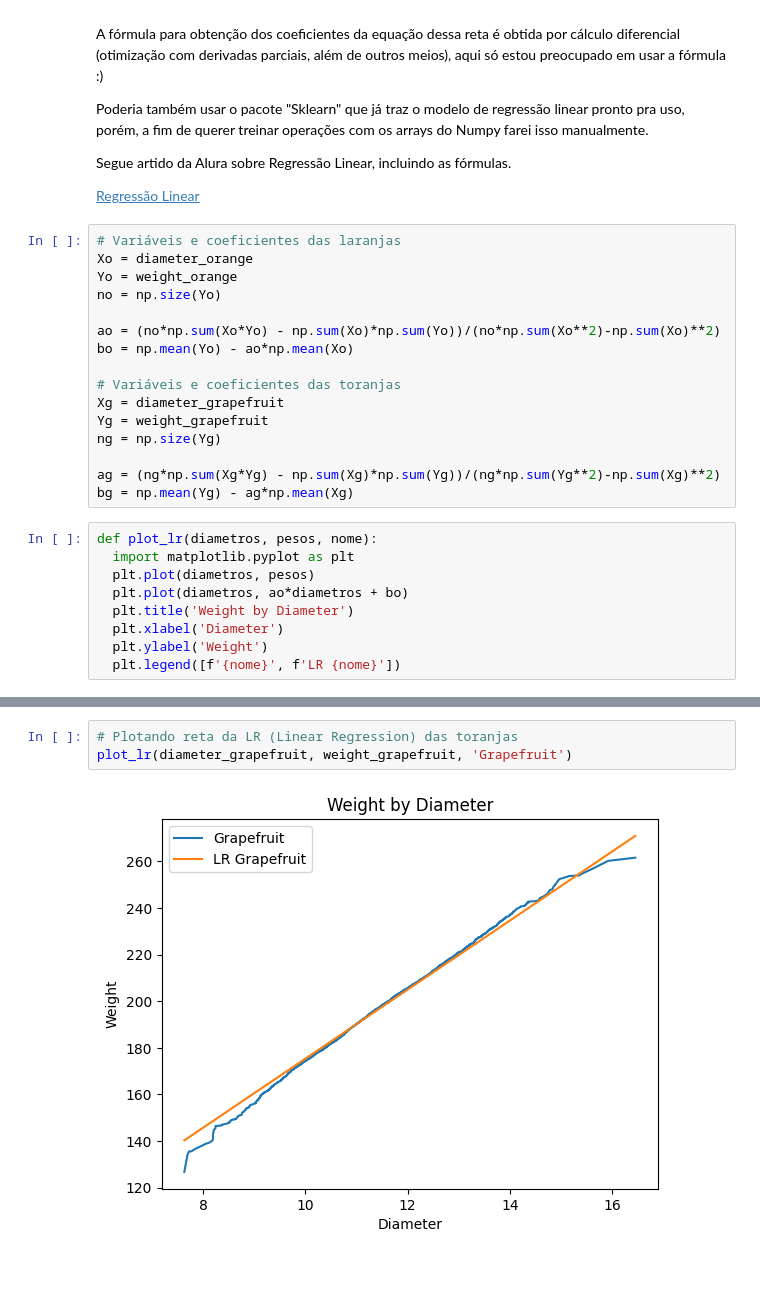
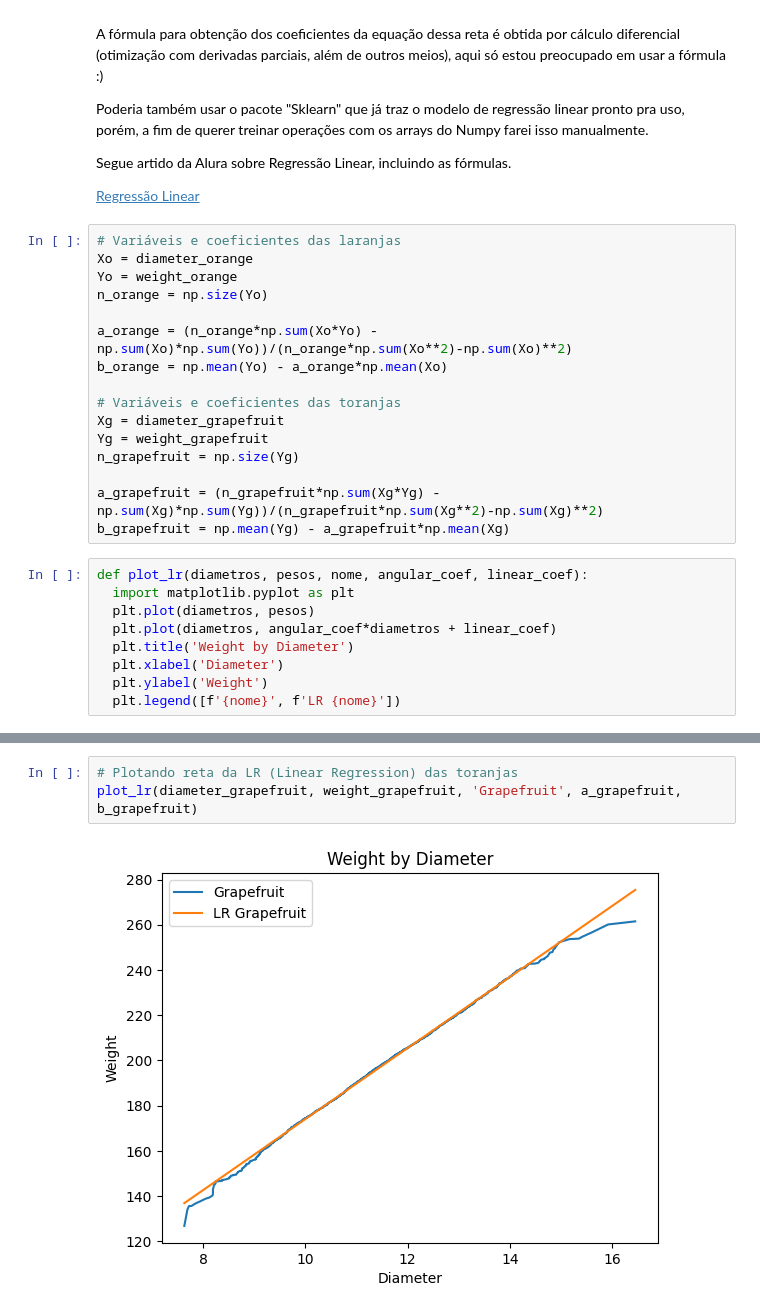
Before and after one commit to DiegoF-G/Numpy, a Jupyter notebook: numpy3.ipynb, the cells around one changed output, grey strips where cells are left out. Drawn from its saved outputs; the diff is of its cells as text; blank space fills up the shorter version.

Commit message:
Fixing parameters function "plot_lr"

```diff
--- a/numpy3.ipynb
+++ b/numpy3.ipynb
@@ -34,23 +34,23 @@ Segue artido da Alura sobre Regressão Linear, incluindo as fórmulas.
 # Variáveis e coeficientes das laranjas
 Xo = diameter_orange
 Yo = weight_orange
-no = np.size(Yo)
+n_orange = np.size(Yo)
 
-ao = (no*np.sum(Xo*Yo) - np.sum(Xo)*np.sum(Yo))/(no*np.sum(Xo**2)-np.sum(Xo)**2)
-bo = np.mean(Yo) - ao*np.mean(Xo)
+a_orange = (n_orange*np.sum(Xo*Yo) - np.sum(Xo)*np.sum(Yo))/(n_orange*np.sum(Xo**2)-np.sum(Xo)**2)
+b_orange = np.mean(Yo) - a_orange*np.mean(Xo)
 
 # Variáveis e coeficientes das toranjas
 Xg = diameter_grapefruit
 Yg = weight_grapefruit
-ng = np.size(Yg)
+n_grapefruit = np.size(Yg)
 
-ag = (ng*np.sum(Xg*Yg) - np.sum(Xg)*np.sum(Yg))/(ng*np.sum(Yg**2)-np.sum(Xg)**2)
-bg = np.mean(Yg) - ag*np.mean(Xg)
+a_grapefruit = (n_grapefruit*np.sum(Xg*Yg) - np.sum(Xg)*np.sum(Yg))/(n_grapefruit*np.sum(Xg**2)-np.sum(Xg)**2)
+b_grapefruit = np.mean(Yg) - a_grapefruit*np.mean(Xg)
 # %%
-def plot_lr(diametros, pesos, nome):
+def plot_lr(diametros, pesos, nome, angular_coef, linear_coef):
   import matplotlib.pyplot as plt
   plt.plot(diametros, pesos)
-  plt.plot(diametros, ao*diametros + bo)
+  plt.plot(diametros, angular_coef*diametros + linear_coef)
   plt.title('Weight by Diameter')
   plt.xlabel('Diameter')
   plt.ylabel('Weight')
@@ -62,6 +62,6 @@ plot_lr(diameter_orange, weight_orange, 'Orange')
 [figure]
 # %%
 # Plotando reta da LR (Linear Regression) das toranjas
-plot_lr(diameter_grapefruit, weight_grapefruit, 'Grapefruit')
+plot_lr(diameter_grapefruit, weight_grapefruit, 'Grapefruit', a_grapefruit, b_grapefruit)
 # %% [output]
-[figure, old version]
+[figure, new version]
```
Also changed, not shown: parts of 1 cell of this notebook.
